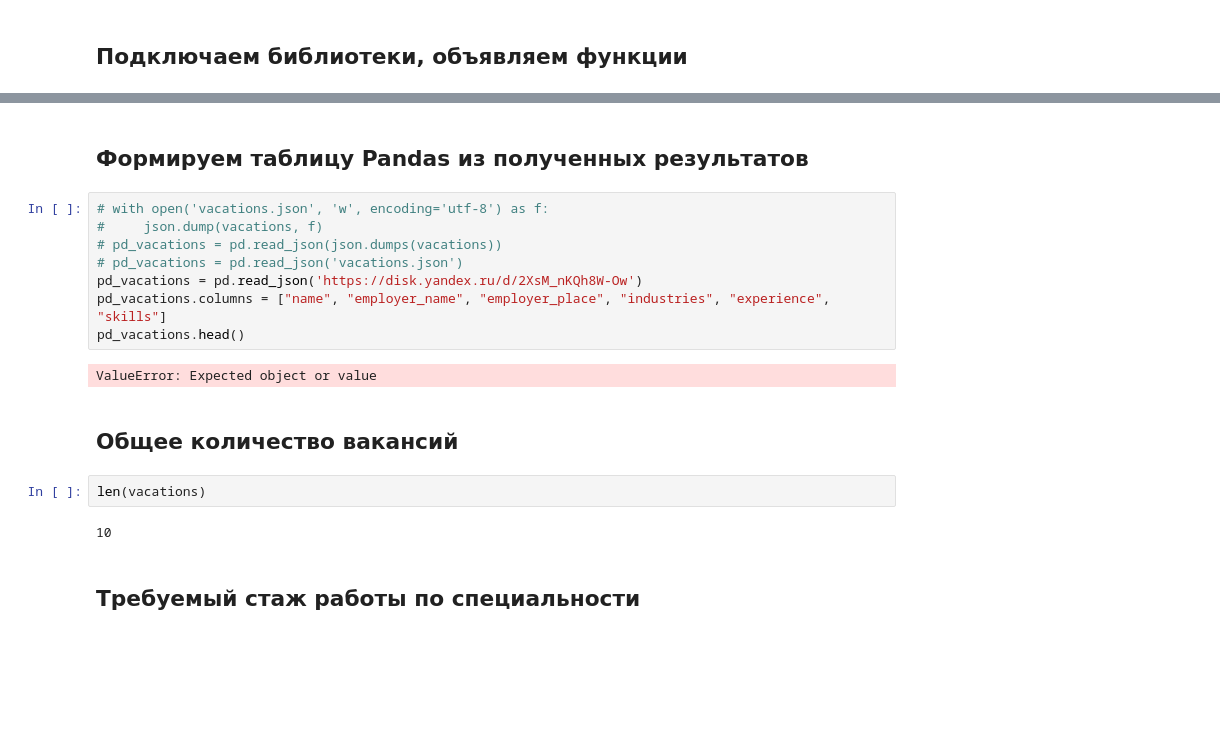
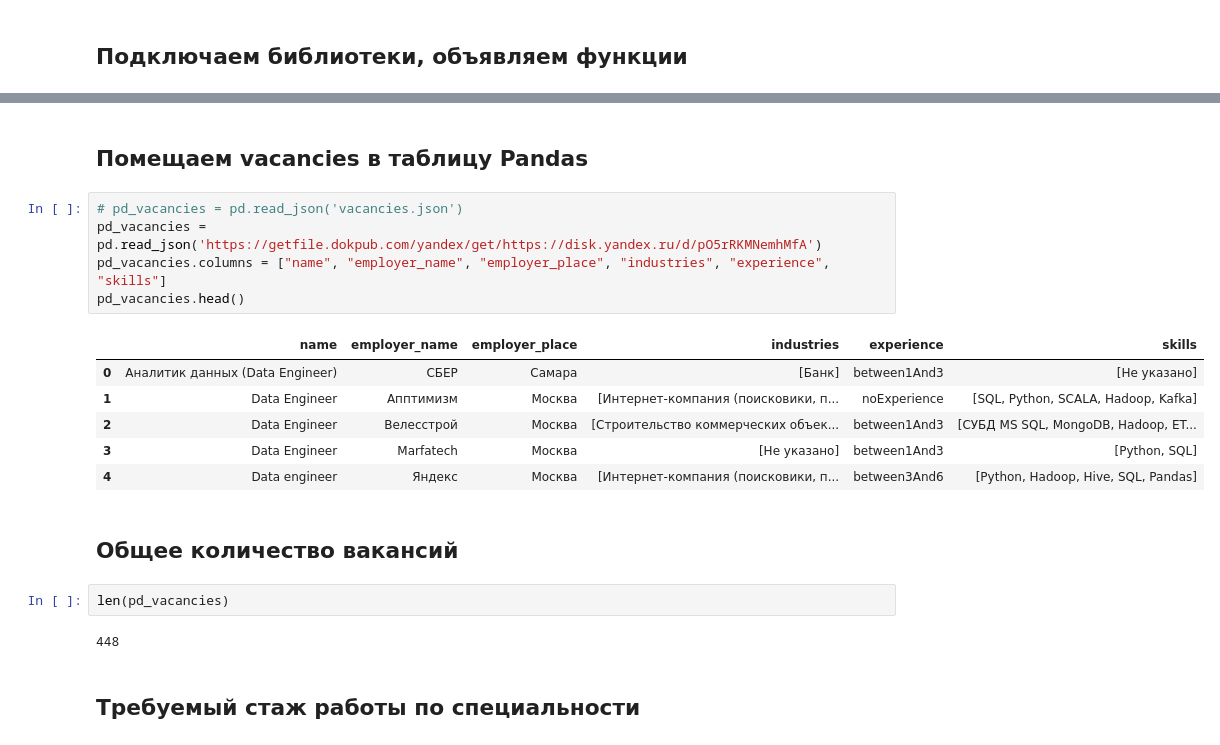
Before and after one commit to bnny28/data_engineer_dz, a Jupyter notebook: notebooks/test.ipynb, the cells around one changed output, grey strips where cells are left out. Drawn from its saved outputs; the diff is of its cells as text; blank space fills up the shorter version.

Commit message:
результат

```diff
--- a/notebooks/test.ipynb
+++ b/notebooks/test.ipynb
@@ -64,21 +76,23 @@ for vacation in data['items']:
 # %% [markdown]
-## Формируем таблицу Pandas из полученных результатов
+## Помещаем vacancies в таблицу Pandas
 # %%
-# with open('vacations.json', 'w', encoding='utf-8') as f:
-#     json.dump(vacations, f)
-# pd_vacations = pd.read_json(json.dumps(vacations))
-# pd_vacations = pd.read_json('vacations.json')
-pd_vacations = pd.read_json('https://disk.yandex.ru/d/2XsM_nKQh8W-Ow')
-pd_vacations.columns = ["name", "employer_name", "employer_place", "industries", "experience", "skills"]
-pd_vacations.head()
+# pd_vacancies = pd.read_json('vacancies.json')
+pd_vacancies = pd.read_json('https://getfile.dokpub.com/yandex/get/https://disk.yandex.ru/d/pO5rRKMNemhMfA')
+pd_vacancies.columns = ["name", "employer_name", "employer_place", "industries", "experience", "skills"]
+pd_vacancies.head()
 # %% [output]
-ValueError: Expected object or value
+|  | name | employer_name | employer_place | industries | experience | skills |
+| 0 | Аналитик данных (Data Engineer) | СБЕР | Самара | [Банк] | between1And3 | [Не указано] |
+| 1 | Data Engineer | Апптимизм | Москва | [Интернет-компания (поисковики, п... | noExperience | [SQL, Python, SCALA, Hadoop, Kafka] |
+| 2 | Data Engineer | Велесстрой | Москва | [Строительство коммерческих объек... | between1And3 | [СУБД MS SQL, MongoDB, Hadoop, ET... |
+| 3 | Data Engineer | Marfatech | Москва | [Не указано] | between1And3 | [Python, SQL] |
+| 4 | Data engineer | Яндекс | Москва | [Интернет-компания (поисковики, п... | between3And6 | [Python, Hadoop, Hive, SQL, Pandas] |
 # %% [markdown]
 ## Общее количество вакансий
 # %%
-len(vacations)
+len(pd_vacancies)
 # %% [output]
-10
+448
 # %% [markdown]
 ## Требуемый стаж работы по специальности
 # %%
```
Also changed, not shown: parts of 13 cells of this notebook, 1 other file.
